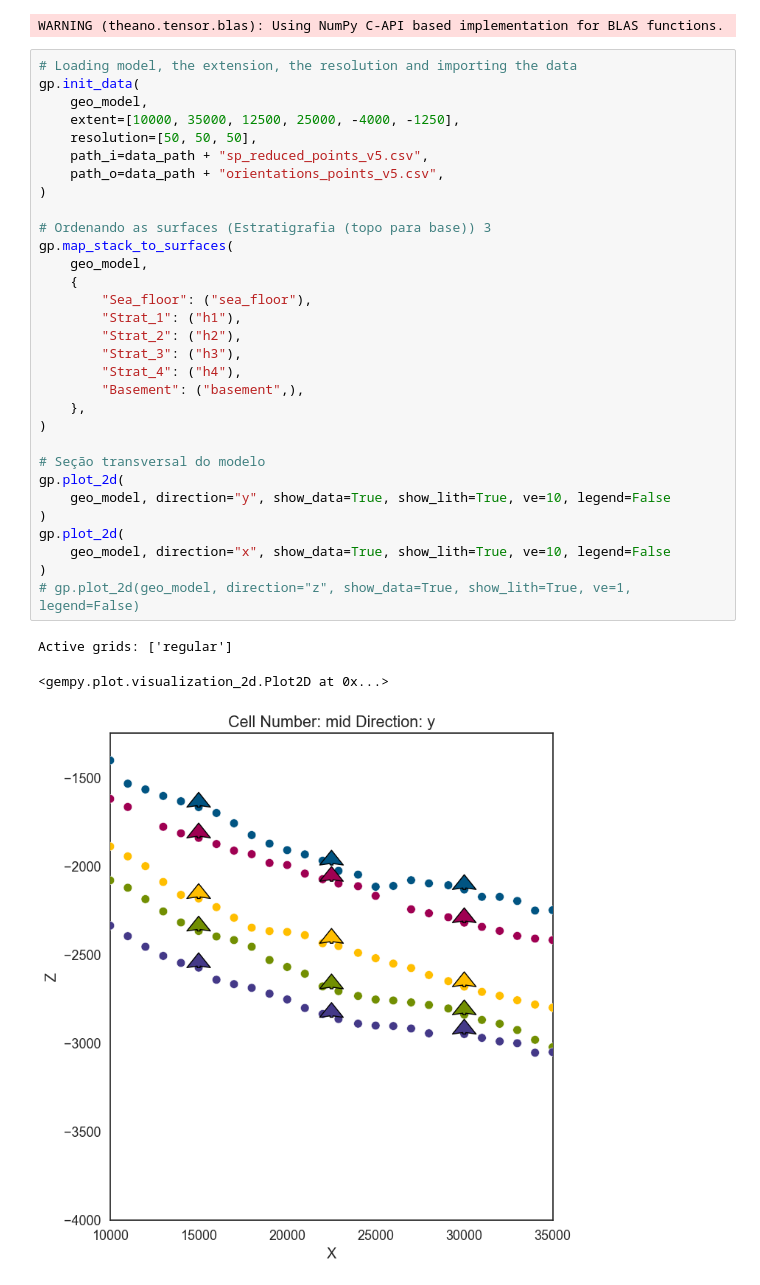
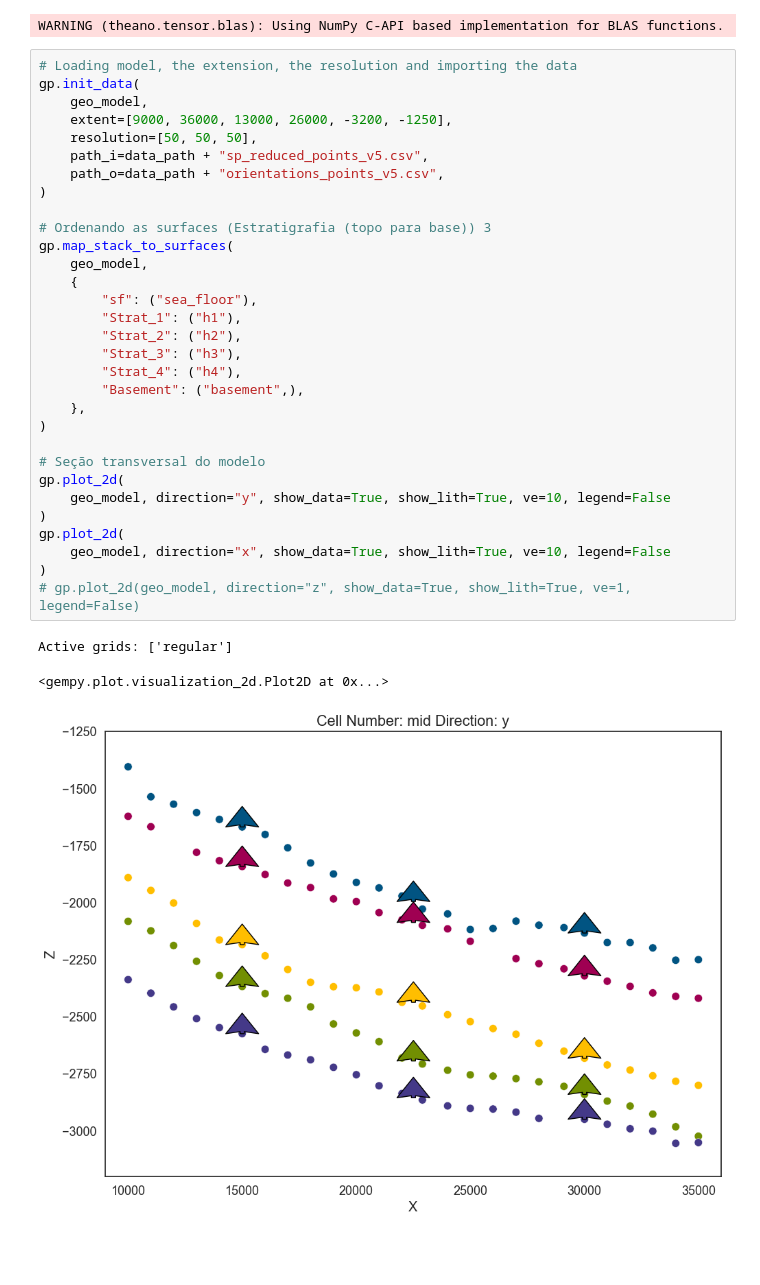
Before and after one commit to PR-4/3Dmodels, a Jupyter notebook: programs/BES/interpreted_seismics/version_1/workflow_version_5.ipynb, the cells around one changed output. Saved outputs shown, nothing was run; the diff lists cells and outputs as text; blank space fills up the shorter version.

```diff
--- a/programs/BES/interpreted_seismics/version_1/workflow_version_5.ipynb
+++ b/programs/BES/interpreted_seismics/version_1/workflow_version_5.ipynb
@@ -21,34 +21,34 @@ WARNING (theano.tensor.blas): Using NumPy C-API based implementation for BLAS fu
 # Loading model, the extension, the resolution and importing the data
 gp.init_data(
     geo_model,
-    extent=[10000, 35000, 12500, 25000, -4000, -1250],
+    extent=[9000, 36000, 13000, 26000, -3200, -1250],
     resolution=[50, 50, 50],
     path_i=data_path + "sp_reduced_points_v5.csv",
     path_o=data_path + "orientations_points_v5.csv",
 )
 
 # Ordenando as surfaces (Estratigrafia (topo para base)) 3
 gp.map_stack_to_surfaces(
     geo_model,
     {
-        "Sea_floor": ("sea_floor"),
+        "sf": ("sea_floor"),
         "Strat_1": ("h1"),
         "Strat_2": ("h2"),
         "Strat_3": ("h3"),
         "Strat_4": ("h4"),
         "Basement": ("basement",),
     },
 )
 
 # Seção transversal do modelo
 gp.plot_2d(
     geo_model, direction="y", show_data=True, show_lith=True, ve=10, legend=False
 )
 gp.plot_2d(
     geo_model, direction="x", show_data=True, show_lith=True, ve=10, legend=False
 )
 # gp.plot_2d(geo_model, direction="z", show_data=True, show_lith=True, ve=1, legend=False)
 # %% [output]
 Active grids: ['regular']
 <gempy.plot.visualization_2d.Plot2D at 0x...>
-[figure, old version]
+[figure, new version]
```
Also changed, not shown: parts of 5 cells of this notebook, 11 other files.
